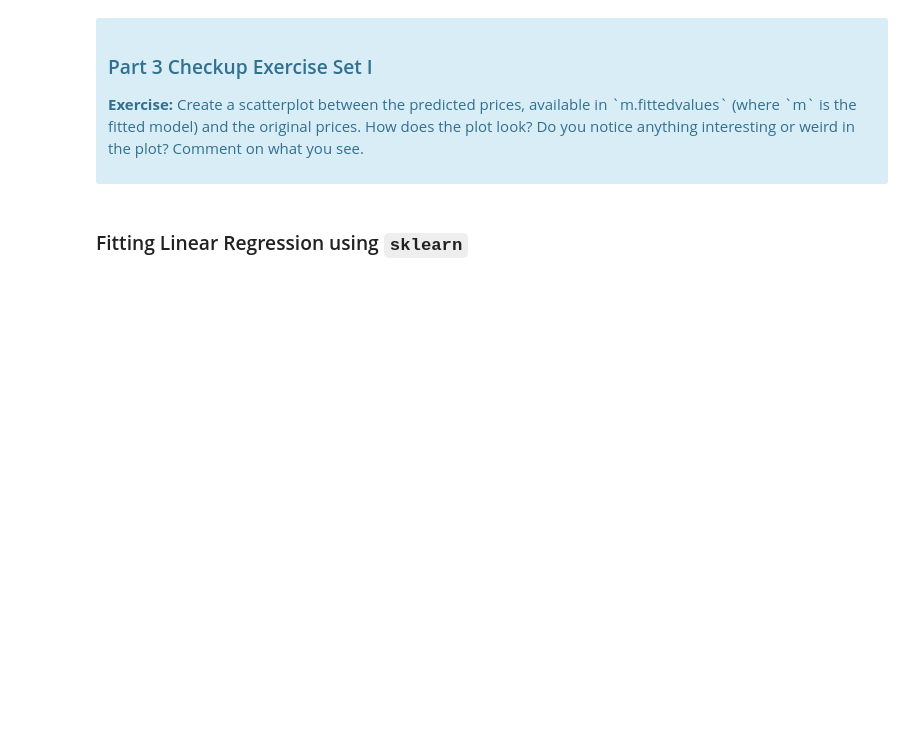
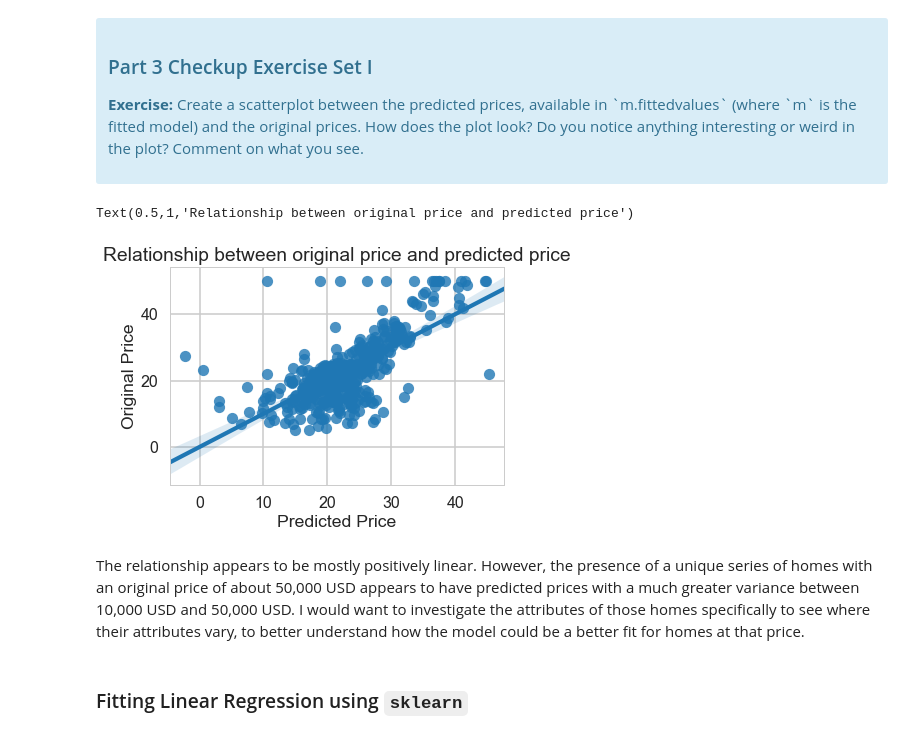
Before and after one commit to sanjogh777/Springboard, a Jupyter notebook: Machine Learning/linear_regression/Mini_Project_Linear_Regression.ipynb, the cells around one changed output. Cells and saved outputs as stored; diff of their text form; code cells hidden in the pictures; blank space fills up the shorter version.

```diff
--- a/Machine Learning/linear_regression/Mini_Project_Linear_Regression.ipynb
+++ b/Machine Learning/linear_regression/Mini_Project_Linear_Regression.ipynb
@@ -469,3 +467,14 @@ Let's see how our model actually fit our data. We can see below that there is a
+# %%
+# your turn
+sns.regplot(y="PRICE", x=m.fittedvalues, data=bos, fit_reg = True)
+plt.ylabel('Original Price')
+plt.xlabel('Predicted Price')
+plt.title('Relationship between original price and predicted price')
+# %% [output]
+Text(0.5,1,'Relationship between original price and predicted price')
+[figure, added]
+# %% [markdown]
+The relationship appears to be mostly positively linear. However, the presence of a unique series of homes with an original price of about 50,000 USD appears to have predicted prices with a much greater variance between 10,000 USD and 50,000 USD. I would want to investigate the attributes of those homes specifically to see where their attributes vary, to better understand how the model could be a better fit for homes at that price.
 # %% [markdown]
 ### Fitting Linear Regression using `sklearn`
 # %%
```
Also changed, not shown: parts of 28 cells of this notebook, 5 other files.
